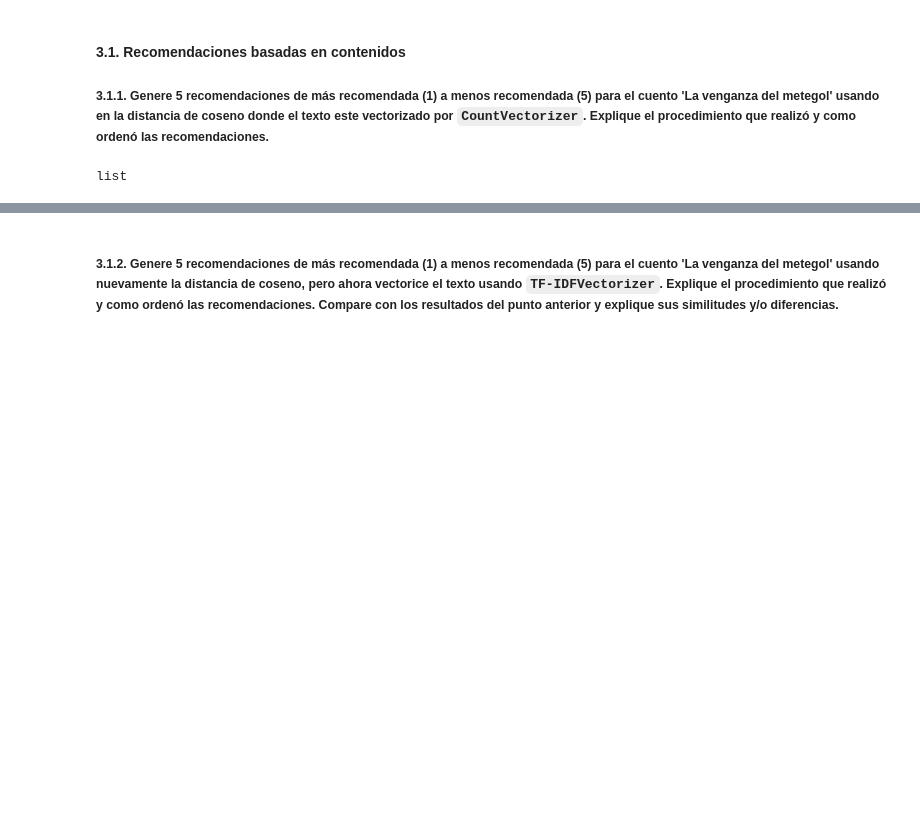
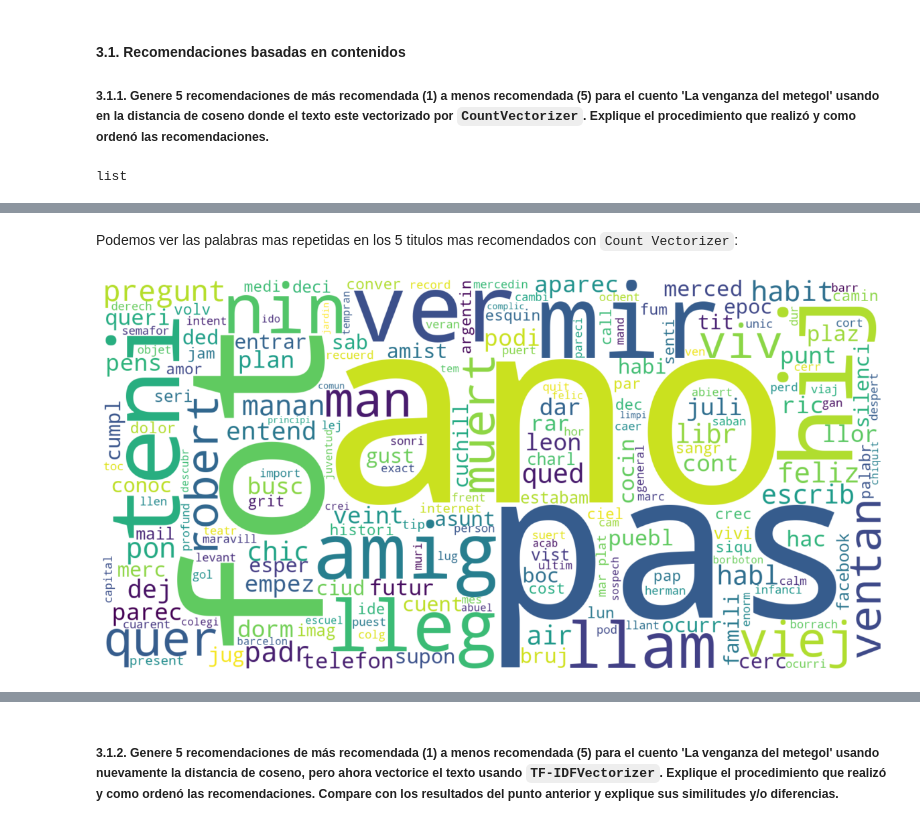
Before and after one commit to juankquintana/aprendizaje-no-supervisado, a Jupyter notebook: Semana 6/taller/JCQ S6_LC1_Taller_LDA.ipynb, the cells around one changed output, grey strips where cells are left out. Saved outputs shown, nothing was run; the diff lists cells and outputs as text; code cells hidden in the pictures; blank space fills up the shorter version.

```diff
--- a/Semana 6/taller/JCQ S6_LC1_Taller_LDA.ipynb
+++ b/Semana 6/taller/JCQ S6_LC1_Taller_LDA.ipynb
@@ -199,0 +293,43 @@ list
+# %%
+from wordcloud import WordCloud
+import matplotlib.pyplot as plt
+
+
+def generar_nube_palabras(titulos, df=blog_casciari):
+    """
+    Genera y muestra una nube de palabras para una lista de títulos de cuentos.
+
+    :param titulos: Lista de títulos de cuentos para los cuales se generará la nube de palabras.
+    :param df: DataFrame que contiene los cuentos.
+    """
+    # Filtrar los cuentos que tienen los títulos en la lista proporcionada
+    cuentos_filtrados = df[df['titulo'].isin(titulos)]
+
+    # Unir las listas de palabras de los cuentos filtrados en una sola lista
+    palabras_combined = [palabra for sublist in cuentos_filtrados['cuento_limpio'] for palabra in sublist]
+
+    # Unir todas las palabras en un solo texto
+    texto_combined = " ".join(palabras_combined)
+
+    # Armamos la nube de palabras
+    wordcloud = WordCloud(width=1600, height=800, background_color="white").generate(texto_combined)
+
+    # Mostrar la nube de palabras
+    plt.figure(figsize=(15, 10))
+    plt.imshow(wordcloud, interpolation='bilinear')
+    plt.axis("off")
+    plt.show()
+# %% [markdown]
+Podemos ver las palabras mas repetidas en los 5 titulos mas recomendados con `Count Vectorizer`:
+# %%
+lista_recomendadas_count=[
+    "Cuento con bruja y tramontina",
+    "Hace seis años también era domingo",
+    "El milagro de los pueblos",
+    "Gaussian blur",
+    "Una línea de puntos en un libro de catecismo"
+]
+
+generar_nube_palabras(lista_recomendadas_count)
+# %% [output]
+[figure, added]
```
Also changed, not shown: parts of 17 cells of this notebook.
